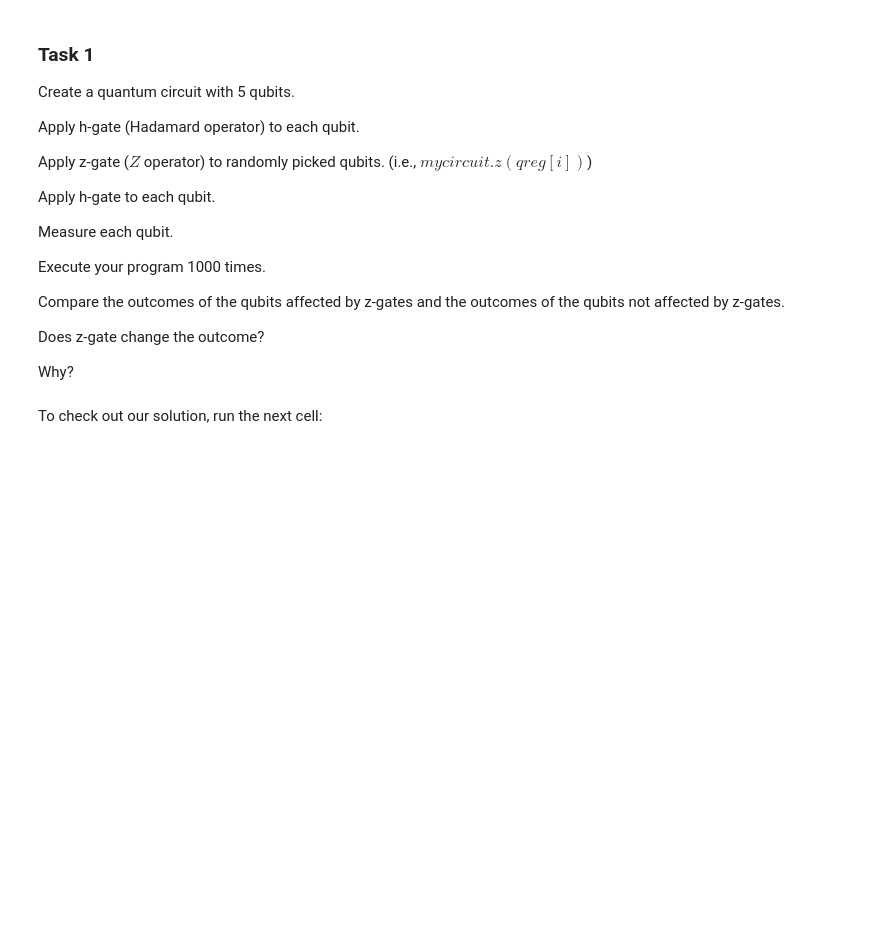
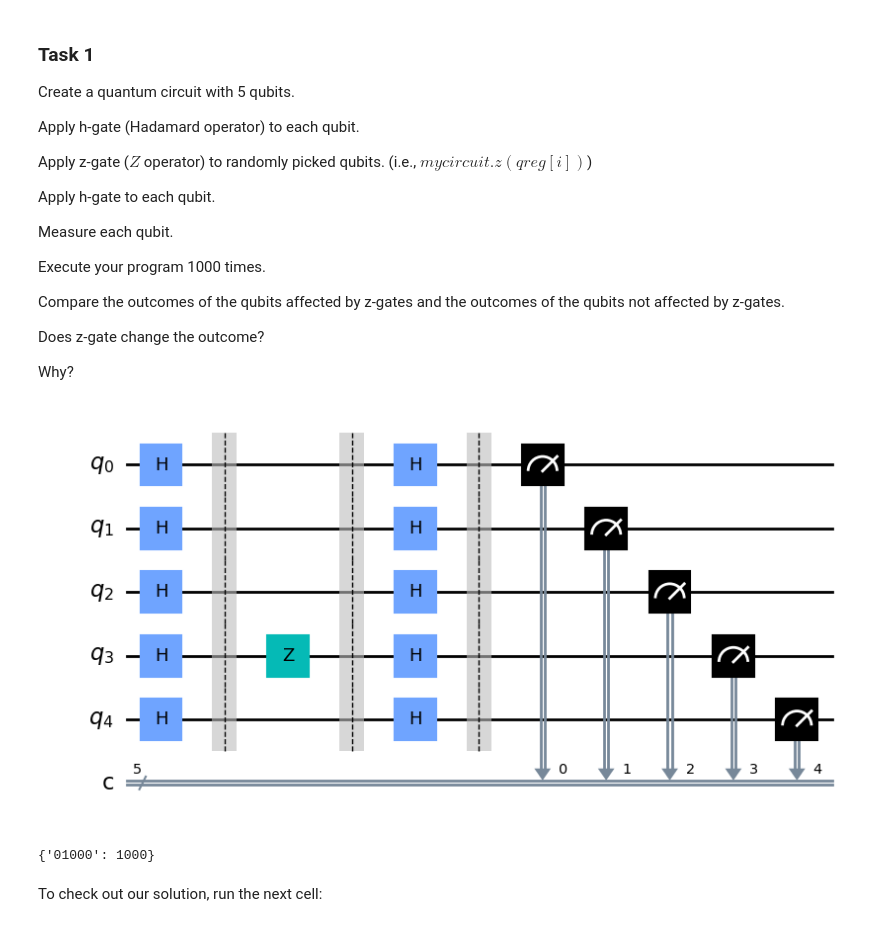
Before and after one commit to james-lucius/qworld, a Jupyter notebook: QB24_Q48_Reflections.ipynb, the cells around one changed output. Drawn from its saved outputs; the diff is of its cells as text; code cells hidden in the pictures; blank space fills up the shorter version.

```diff
--- a/QB24_Q48_Reflections.ipynb
+++ b/QB24_Q48_Reflections.ipynb
@@ -137,12 +157,33 @@ Why?
 # %%
 # import all necessary objects and methods for quantum circuits
 from qiskit import QuantumRegister, ClassicalRegister, QuantumCircuit, execute, Aer
 # import randrange for random choices
 from random import randrange
 
 #
 # your code is here
 #
+qc = QuantumCircuit(5, 5)
+
+qc.h(range(5))
+qc.barrier()
+
+for i in range(5):
+  if randrange(2) == 0: qc.z(i)
+qc.barrier()
+
+qc.h(range(5))
+qc.barrier()
+
+for i in range(5): qc.measure(i, i)
+display(qc.draw(output = 'mpl'))
+
+job = execute(qc, Aer.get_backend('qasm_simulator'), shots = 1000)
+counts = job.result().get_counts(qc)
+print(counts)
+# %% [output]
+[figure, added]
+{'01000': 1000}
 # %% [markdown]
 To check out our solution, run the next cell:
 # %%
```
Also changed, not shown: parts of 10 cells of this notebook.
